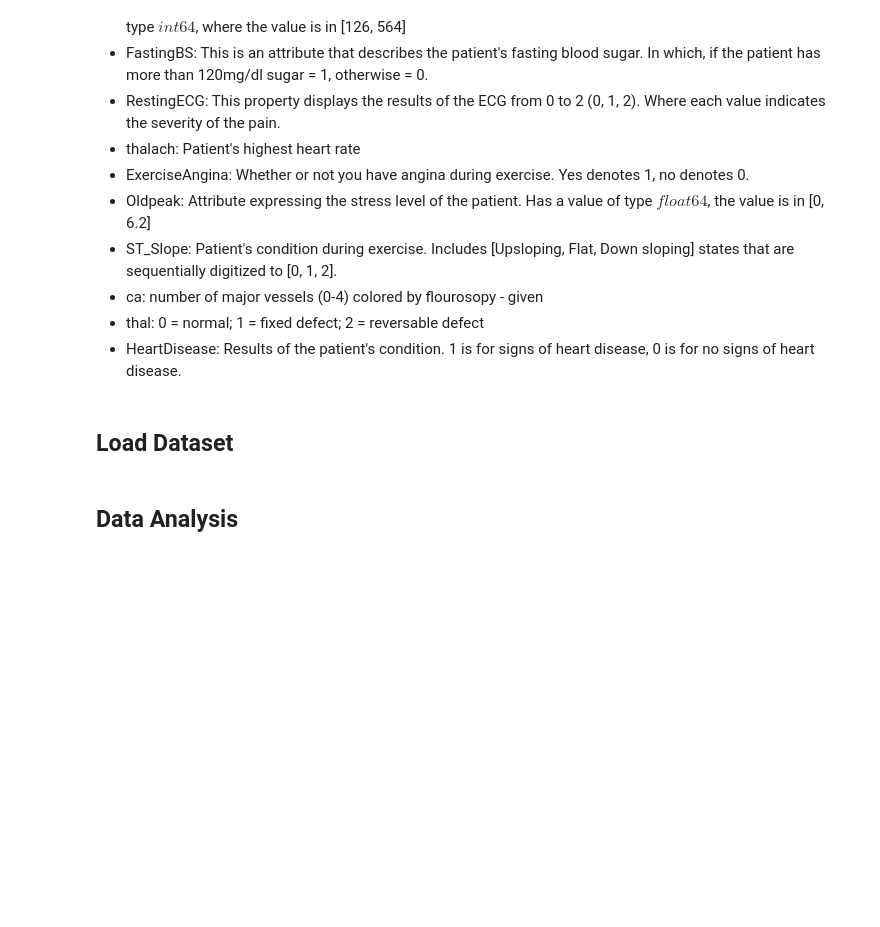
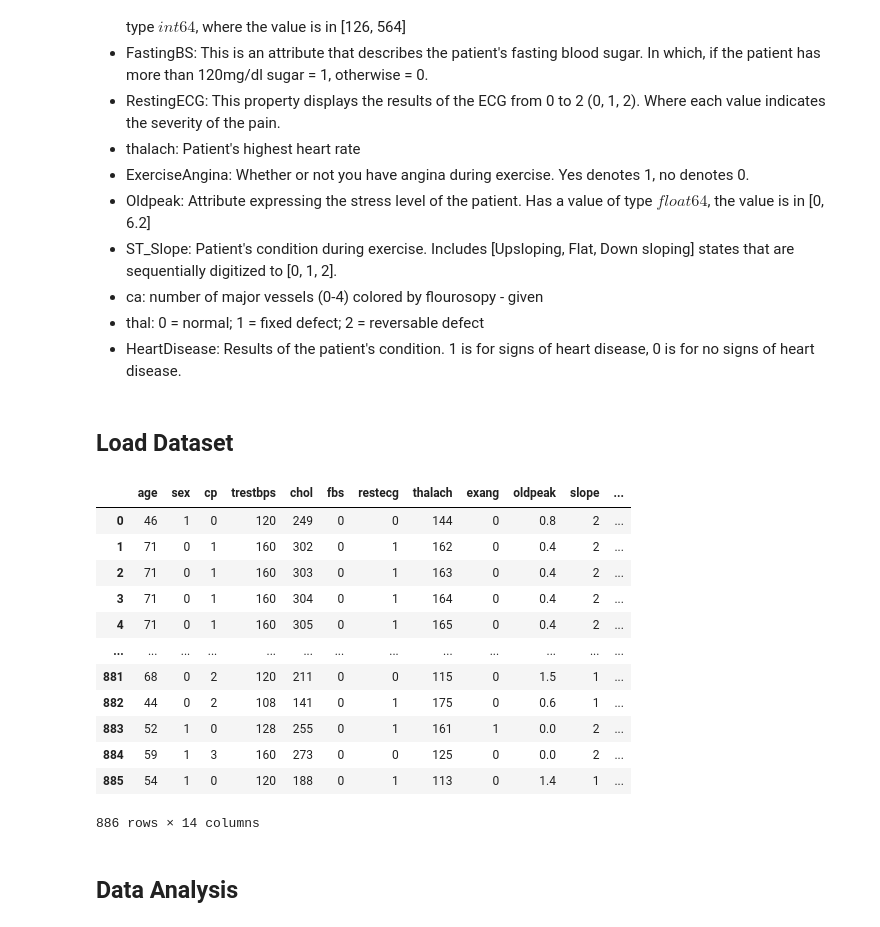
Before and after one commit to tano-dev/Introduction-to-Machine-Learning_MTH10353, a Jupyter notebook: Homework/2/Homework Form.ipynb, the cells around one changed output. Cells and saved outputs as stored; diff of their text form; code cells hidden in the pictures; blank space fills up the shorter version.

```diff
--- a/Homework/2/Homework Form.ipynb
+++ b/Homework/2/Homework Form.ipynb
@@ -35,8 +35,22 @@ How can I measure your point:
 ## Load Dataset
 # %%
 import pandas as pd
-PATH = " " # Path to your file
-
+PATH = r"D:\Introduction-to-Machine-Learning_MTH10353\Homework\2\heart.csv"
 df = pd.read_csv(PATH)
+df
+# %% [output]
+|  | age | sex | cp | trestbps | chol | fbs | restecg | thalach | exang | oldpeak | slope | ... |
+| 0 | 46 | 1 | 0 | 120 | 249 | 0 | 0 | 144 | 0 | 0.8 | 2 | ... |
+| 1 | 71 | 0 | 1 | 160 | 302 | 0 | 1 | 162 | 0 | 0.4 | 2 | ... |
+| 2 | 71 | 0 | 1 | 160 | 303 | 0 | 1 | 163 | 0 | 0.4 | 2 | ... |
+| 3 | 71 | 0 | 1 | 160 | 304 | 0 | 1 | 164 | 0 | 0.4 | 2 | ... |
+| 4 | 71 | 0 | 1 | 160 | 305 | 0 | 1 | 165 | 0 | 0.4 | 2 | ... |
+| ... | ... | ... | ... | ... | ... | ... | ... | ... | ... | ... | ... | ... |
+| 881 | 68 | 0 | 2 | 120 | 211 | 0 | 0 | 115 | 0 | 1.5 | 1 | ... |
+| 882 | 44 | 0 | 2 | 108 | 141 | 0 | 1 | 175 | 0 | 0.6 | 1 | ... |
+| 883 | 52 | 1 | 0 | 128 | 255 | 0 | 1 | 161 | 1 | 0.0 | 2 | ... |
+| 884 | 59 | 1 | 3 | 160 | 273 | 0 | 0 | 125 | 0 | 0.0 | 2 | ... |
+| 885 | 54 | 1 | 0 | 120 | 188 | 0 | 1 | 113 | 0 | 1.4 | 1 | ... |
+886 rows × 14 columns
 # %% [markdown]
 ## Data Analysis
```
Also changed, not shown: parts of 8 cells of this notebook, 1 other file.
